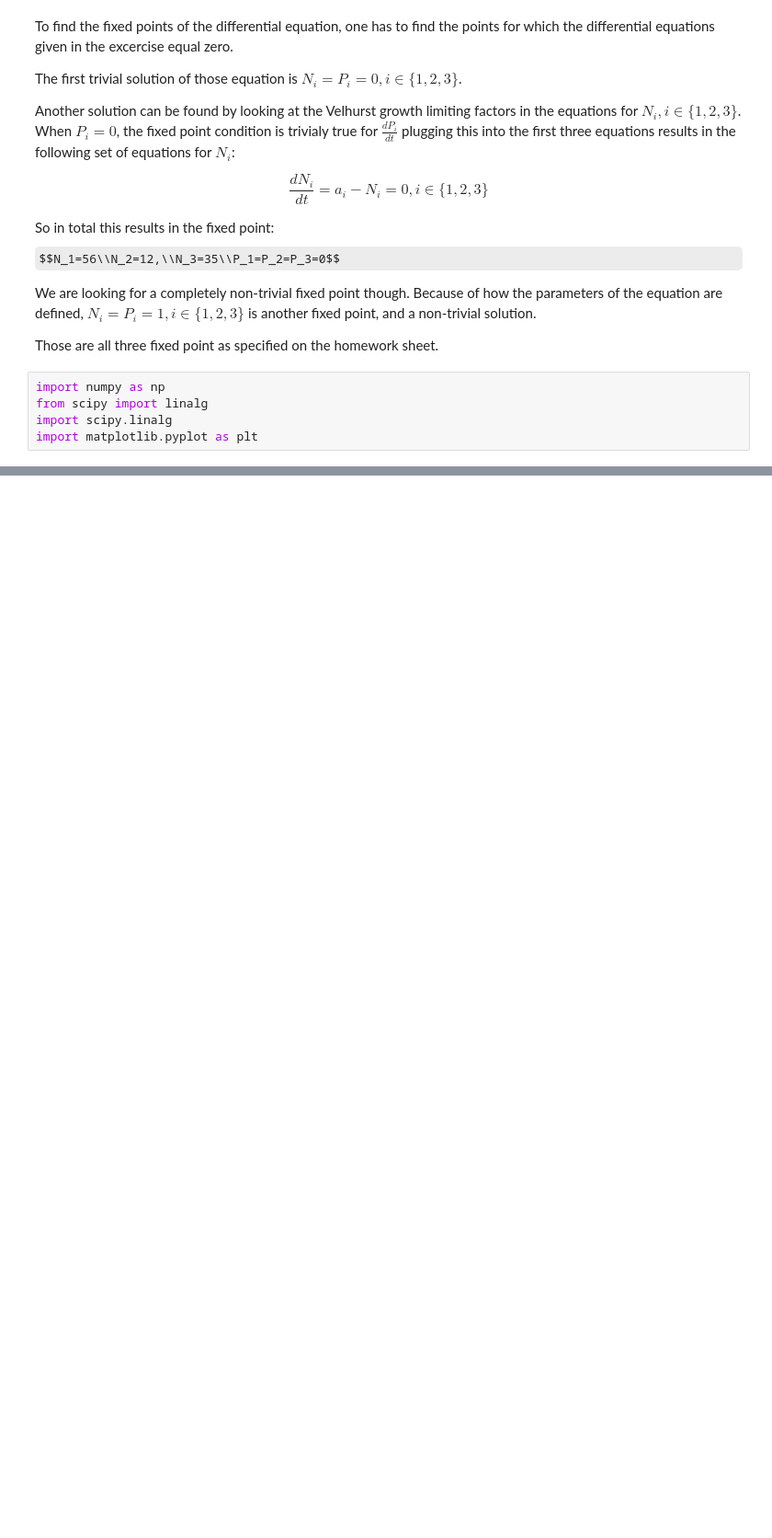
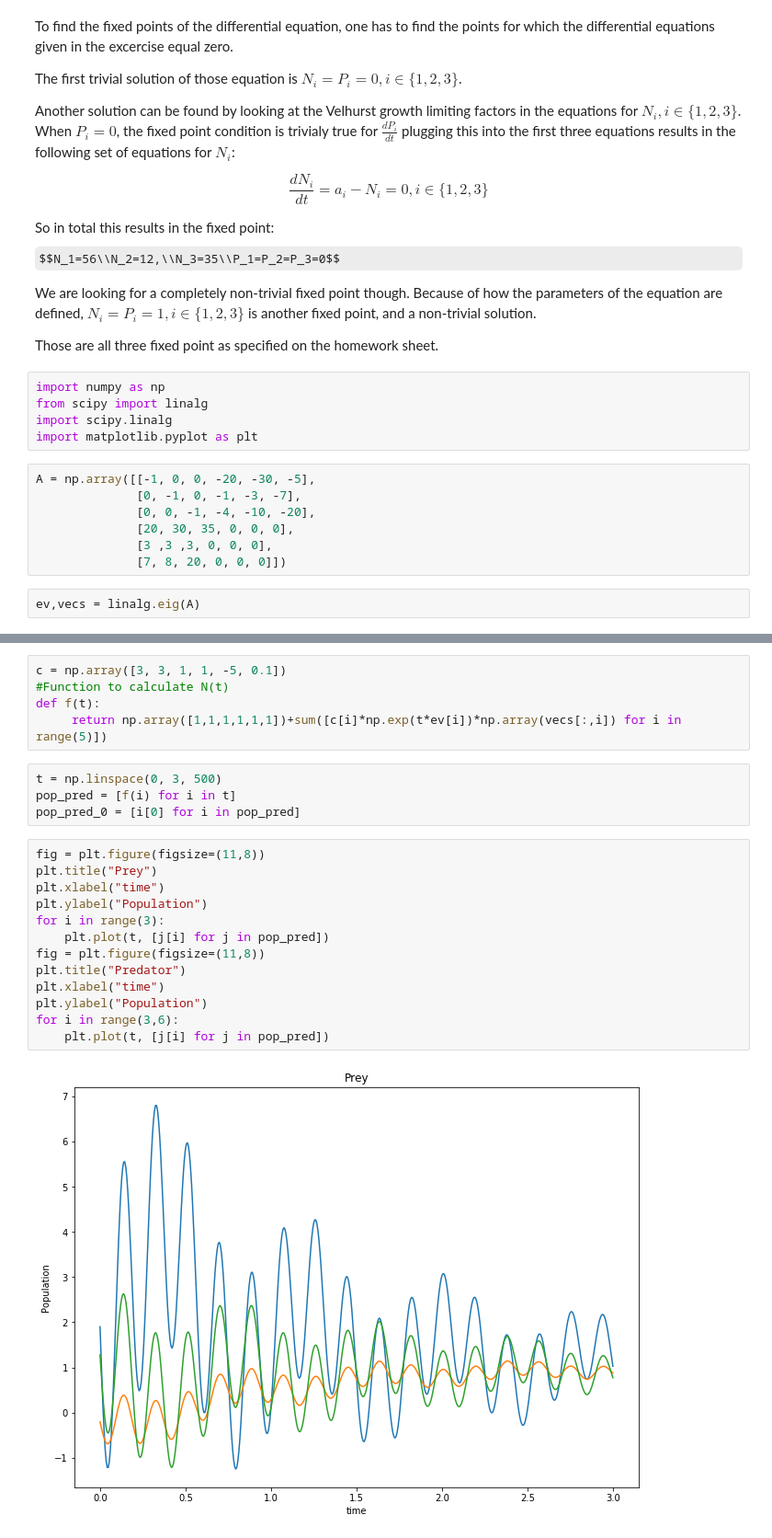
Before and after one commit to nlwach/Comp_Phys_zettel, a Jupyter notebook: Comp_Phys_Zettel/Zettel8.ipynb, the cells around one changed output, grey strips where cells are left out. Shown at 92% size. Drawn from its saved outputs; the diff is of its cells as text; some formulas as TeX source; blank space fills up the shorter version.

```diff
--- a/Comp_Phys_Zettel/Zettel8.ipynb
+++ b/Comp_Phys_Zettel/Zettel8.ipynb
@@ -27,3 +27,12 @@ import numpy as np
 from scipy import linalg
 import scipy.linalg
 import matplotlib.pyplot as plt
+# %%
+A = np.array([[-1, 0, 0, -20, -30, -5],
+              [0, -1, 0, -1, -3, -7],
+              [0, 0, -1, -4, -10, -20],
+              [20, 30, 35, 0, 0, 0],
+              [3 ,3 ,3, 0, 0, 0],
+              [7, 8, 20, 0, 0, 0]])
+# %%
+ev,vecs = linalg.eig(A)
@@ -29,0 +45,24 @@ import matplotlib.pyplot as plt
+# %%
+c = np.array([3, 3, 1, 1, -5, 0.1])
+#Function to calculate N(t)
+def f(t):
+     return np.array([1,1,1,1,1,1])+sum([c[i]*np.exp(t*ev[i])*np.array(vecs[:,i]) for i in range(5)])
+# %%
+t = np.linspace(0, 3, 500)
+pop_pred = [f(i) for i in t]
+pop_pred_0 = [i[0] for i in pop_pred]
+# %%
+fig = plt.figure(figsize=(11,8))
+plt.title("Prey")
+plt.xlabel("time")
+plt.ylabel("Population")
+for i in range(3):
+    plt.plot(t, [j[i] for j in pop_pred])
+fig = plt.figure(figsize=(11,8))
+plt.title("Predator")
+plt.xlabel("time")
+plt.ylabel("Population")
+for i in range(3,6):
+    plt.plot(t, [j[i] for j in pop_pred])
+# %% [output]
+[figure, added]
```
Also changed, not shown: parts of 2 cells of this notebook, 1 other file.
